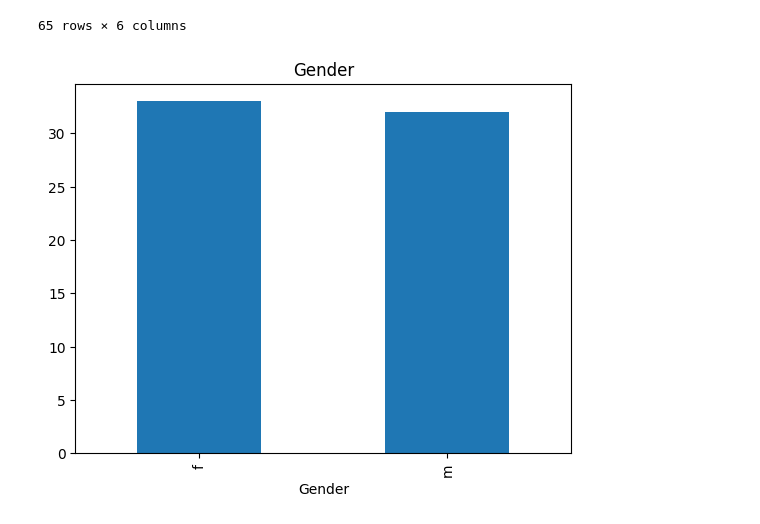
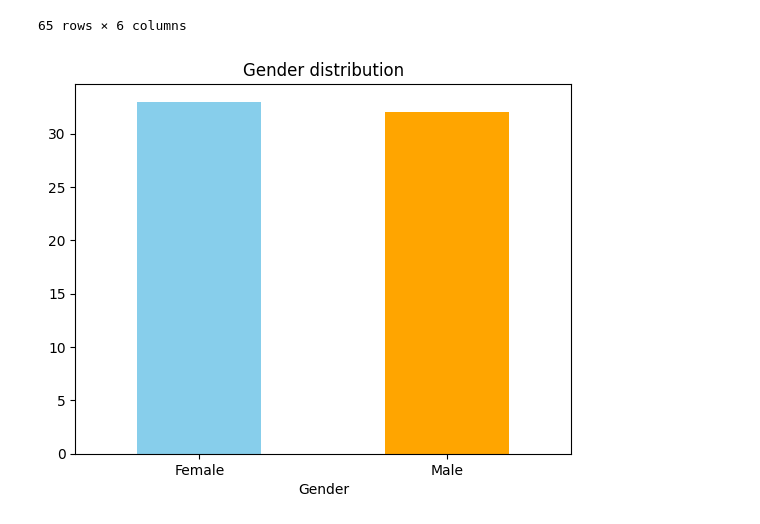
Before and after one commit to razan-25/Reading-habit-analysis, a Jupyter notebook: reading_habit_analysis.ipynb, the cells around one changed output. Cells and saved outputs as stored; diff of their text form; code cells hidden in the pictures.

```diff
--- a/reading_habit_analysis.ipynb
+++ b/reading_habit_analysis.ipynb
@@ -17,7 +17,17 @@ df
 | 63 | 64 | 30 | m | Self-Help | 6 | Positive |
 | 64 | 65 | 44 | f | History | 3 | Neutral |
 65 rows × 6 columns
-# %%
-df["Gender"].value_counts().plot.bar().set_title("Gender");
-# %% [output]
-[figure, removed]
+# %%
+import matplotlib.pyplot as plt
+colors = ['skyblue', 'orange']
+ax = df["Gender"].value_counts().plot.bar(color=colors)
+
+ax.set_title("Gender distribution")
+
+
+ax.set_xticklabels(['Female', 'Male'], rotation=0)
+
+
+plt.show()
+# %% [output]
+[figure, added]
```
Also changed, not shown: parts of 6 cells of this notebook.
